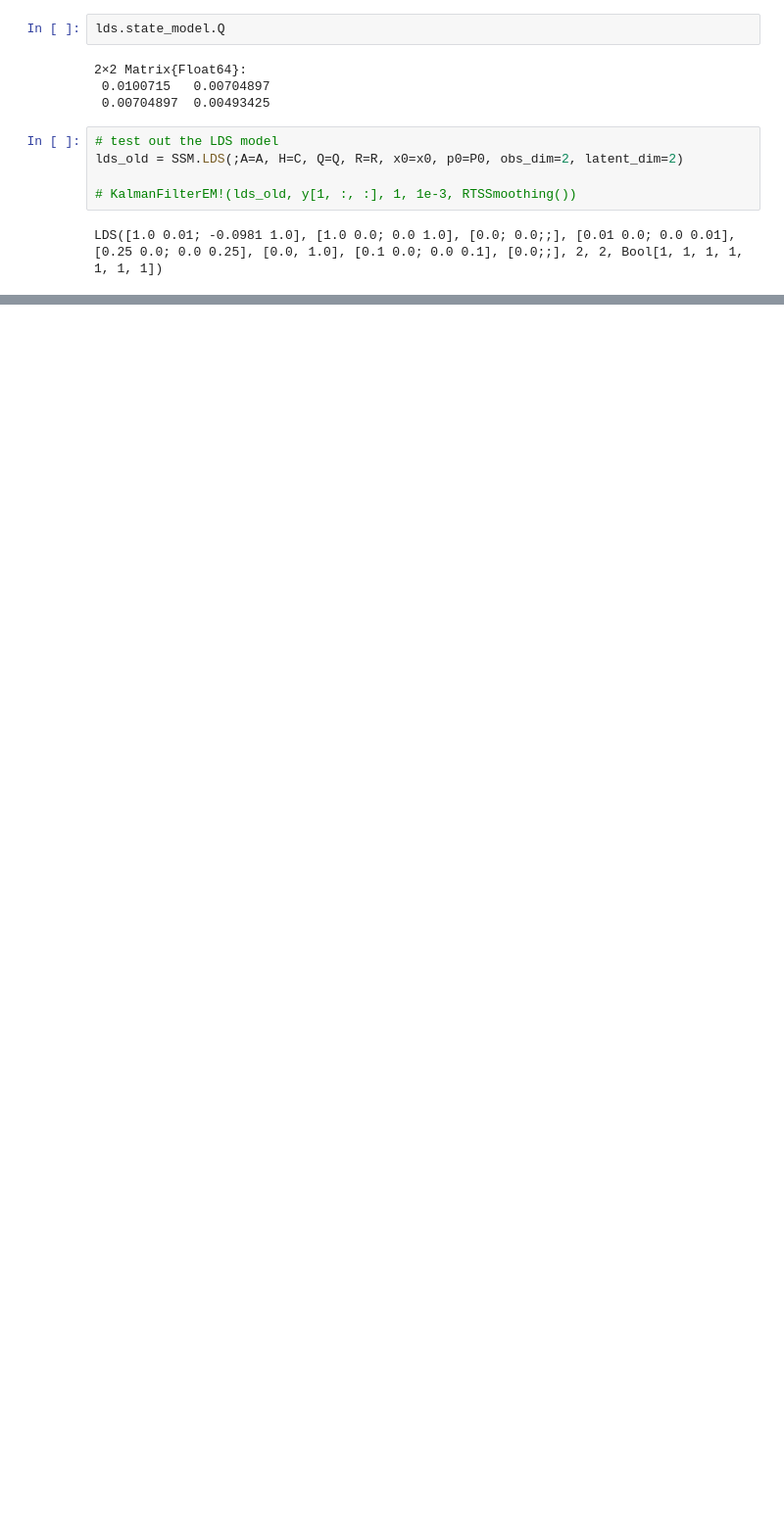
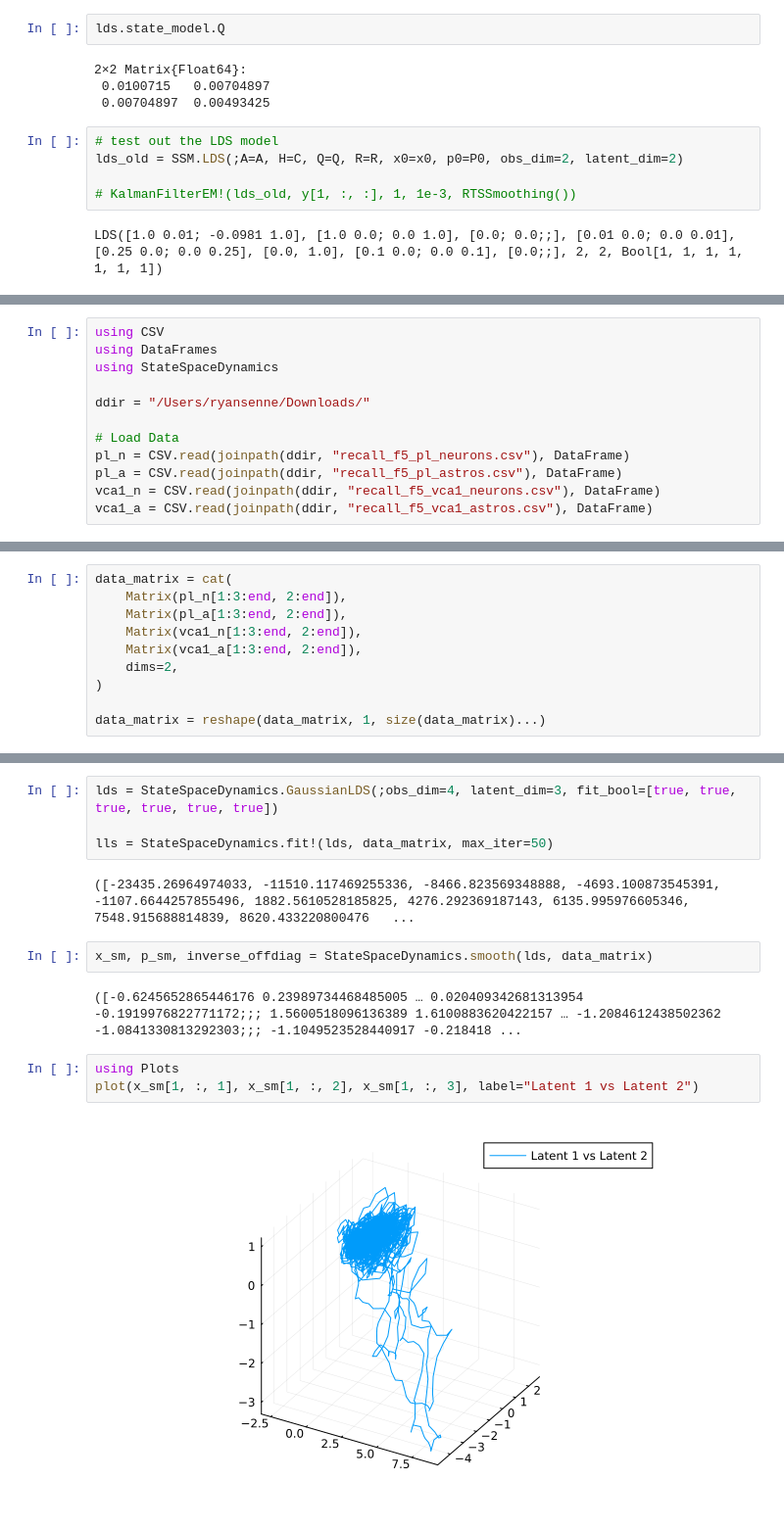
Before and after one commit to depasquale-lab/StateSpaceDynamics.jl, a Jupyter notebook: notebooks/LDS.ipynb, the cells around one changed output, grey strips where cells are left out. Shown at 98% size. Cells and saved outputs as stored; diff of their text form; blank space fills up the shorter version.

```diff
--- a/notebooks/LDS.ipynb
+++ b/notebooks/LDS.ipynb
@@ -544,0 +531,12 @@ x, p_smooth, inverse_offdiag = SSM.DirectSmoother(lds_old, y[3, :, :])
+# %%
+using CSV
+using DataFrames
+using StateSpaceDynamics
+
+ddir = "/Users/ryansenne/Downloads/"
+
+# Load Data
+pl_n = CSV.read(joinpath(ddir, "recall_f5_pl_neurons.csv"), DataFrame)
+pl_a = CSV.read(joinpath(ddir, "recall_f5_pl_astros.csv"), DataFrame)
+vca1_n = CSV.read(joinpath(ddir, "recall_f5_vca1_neurons.csv"), DataFrame)
+vca1_a = CSV.read(joinpath(ddir, "recall_f5_vca1_astros.csv"), DataFrame)
@@ -544,0 +564,10 @@ x, p_smooth, inverse_offdiag = SSM.DirectSmoother(lds_old, y[3, :, :])
+# %%
+data_matrix = cat(
+    Matrix(pl_n[1:3:end, 2:end]),
+    Matrix(pl_a[1:3:end, 2:end]),
+    Matrix(vca1_n[1:3:end, 2:end]),
+    Matrix(vca1_a[1:3:end, 2:end]),
+    dims=2,
+)
+
+data_matrix = reshape(data_matrix, 1, size(data_matrix)...)
@@ -544,0 +587,15 @@ x, p_smooth, inverse_offdiag = SSM.DirectSmoother(lds_old, y[3, :, :])
+# %%
+lds = StateSpaceDynamics.GaussianLDS(;obs_dim=4, latent_dim=3, fit_bool=[true, true, true, true, true, true])
+
+lls = StateSpaceDynamics.fit!(lds, data_matrix, max_iter=50)
+# %% [output]
+([-23435.26964974033, -11510.117469255336, -8466.823569348888, -4693.100873545391, -1107.6644257855496, 1882.5610528185825, 4276.292369187143, 6135.995976605346, 7548.915688814839, 8620.433220800476   ...
+# %%
+x_sm, p_sm, inverse_offdiag = StateSpaceDynamics.smooth(lds, data_matrix)
+# %% [output]
+([-0.6245652865446176 0.23989734468485005 … 0.020409342681313954 -0.1919976822771172;;; 1.5600518096136389 1.6100883620422157 … -1.2084612438502362 -1.0841330813292303;;; -1.1049523528440917 -0.218418 ...
+# %%
+using Plots
+plot(x_sm[1, :, 1], x_sm[1, :, 2], x_sm[1, :, 3], label="Latent 1 vs Latent 2")
+# %% [output]
+[figure, added]
```
Also changed, not shown: parts of 7 cells of this notebook, 1 other file.
